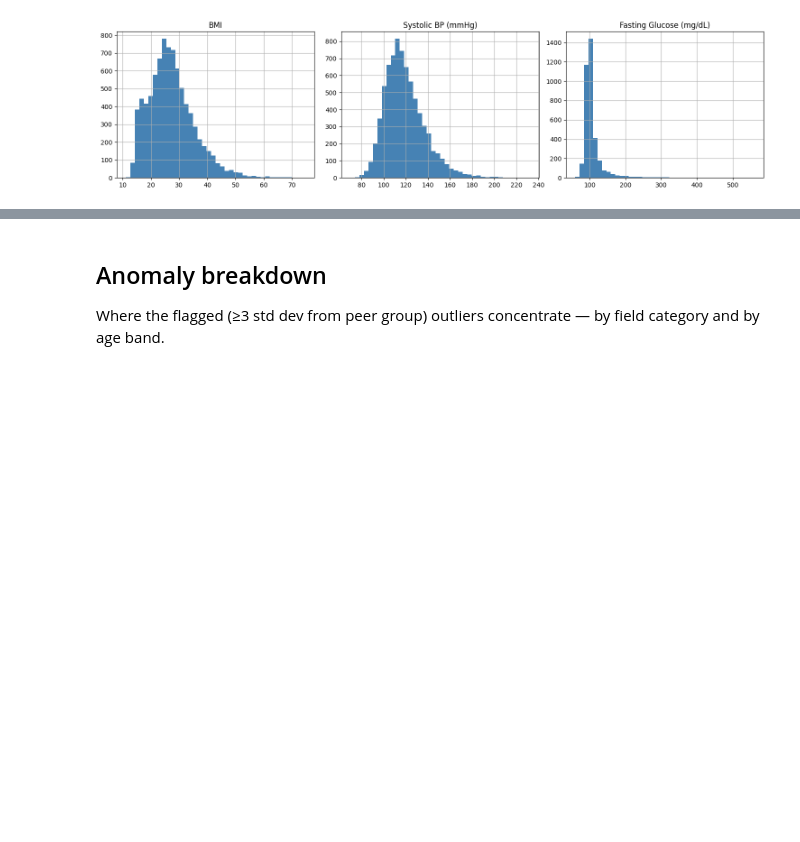
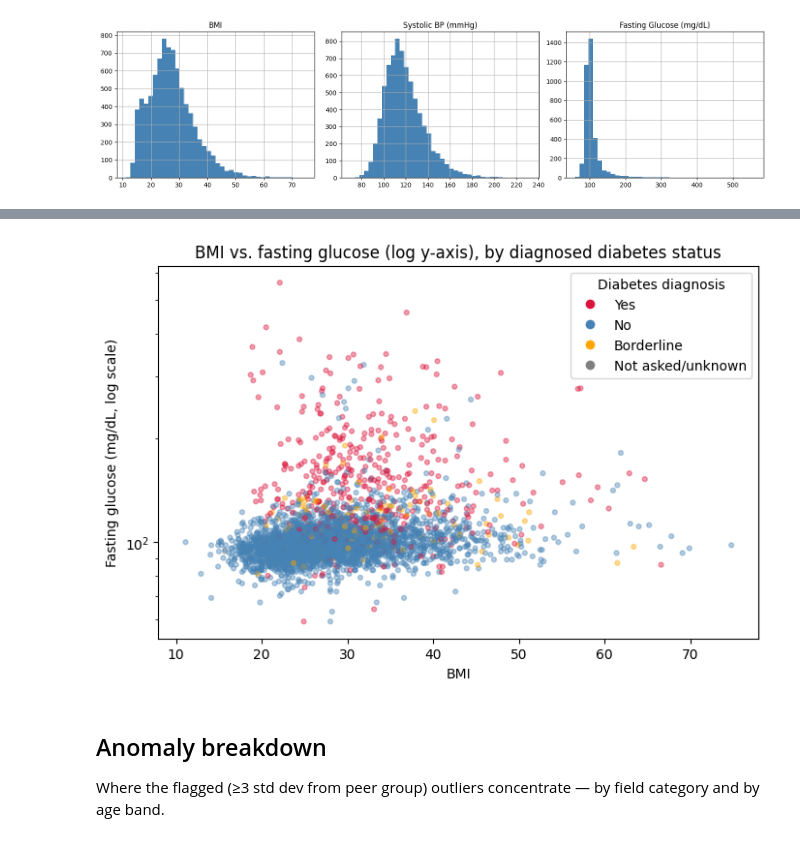
Before and after one commit to jdstigma/NHANES-Cardiometabolic-Warehouse, a Jupyter notebook: notebooks/exploration.ipynb, the cells around one changed output, grey strips where cells are left out. Cells and saved outputs as stored; diff of their text form; code cells hidden in the pictures; blank space fills up the shorter version.

```diff
--- a/notebooks/exploration.ipynb
+++ b/notebooks/exploration.ipynb
@@ -56,3 +79,24 @@ plt.show()
+# %%
+# the BMI-vs-glucose scatter from above, but with a log y-axis so the
+# high-glucose tail (diabetic range) is legible instead of squashed
+plot_df = wide.dropna(subset=["bmi", "fasting_glucose"])
+plot_df = plot_df[plot_df["fasting_glucose"] > 0]
+colors = plot_df["diabetes_diagnosis"].map(
+    {"Yes": "crimson", "No": "steelblue", "Borderline": "orange"}
+).fillna("gray")
+
+fig, ax = plt.subplots(figsize=(8, 5))
+ax.scatter(plot_df["bmi"], plot_df["fasting_glucose"], c=colors, alpha=0.4, s=12)
+ax.set_yscale("log")
+ax.set_xlabel("BMI")
+ax.set_ylabel("Fasting glucose (mg/dL, log scale)")
+ax.set_title("BMI vs. fasting glucose (log y-axis), by diagnosed diabetes status")
+handles = [plt.Line2D([0], [0], marker="o", color="w", markerfacecolor=c, markersize=8, label=l)
+           for l, c in [("Yes", "crimson"), ("No", "steelblue"), ("Borderline", "orange"), ("Not asked/unknown", "gray")]]
+ax.legend(handles=handles, title="Diabetes diagnosis")
+plt.show()
+# %% [output]
+[figure, added]
 # %% [markdown]
 ## Anomaly breakdown
 
```
Also changed, not shown: parts of 7 cells of this notebook, 4 other files.
